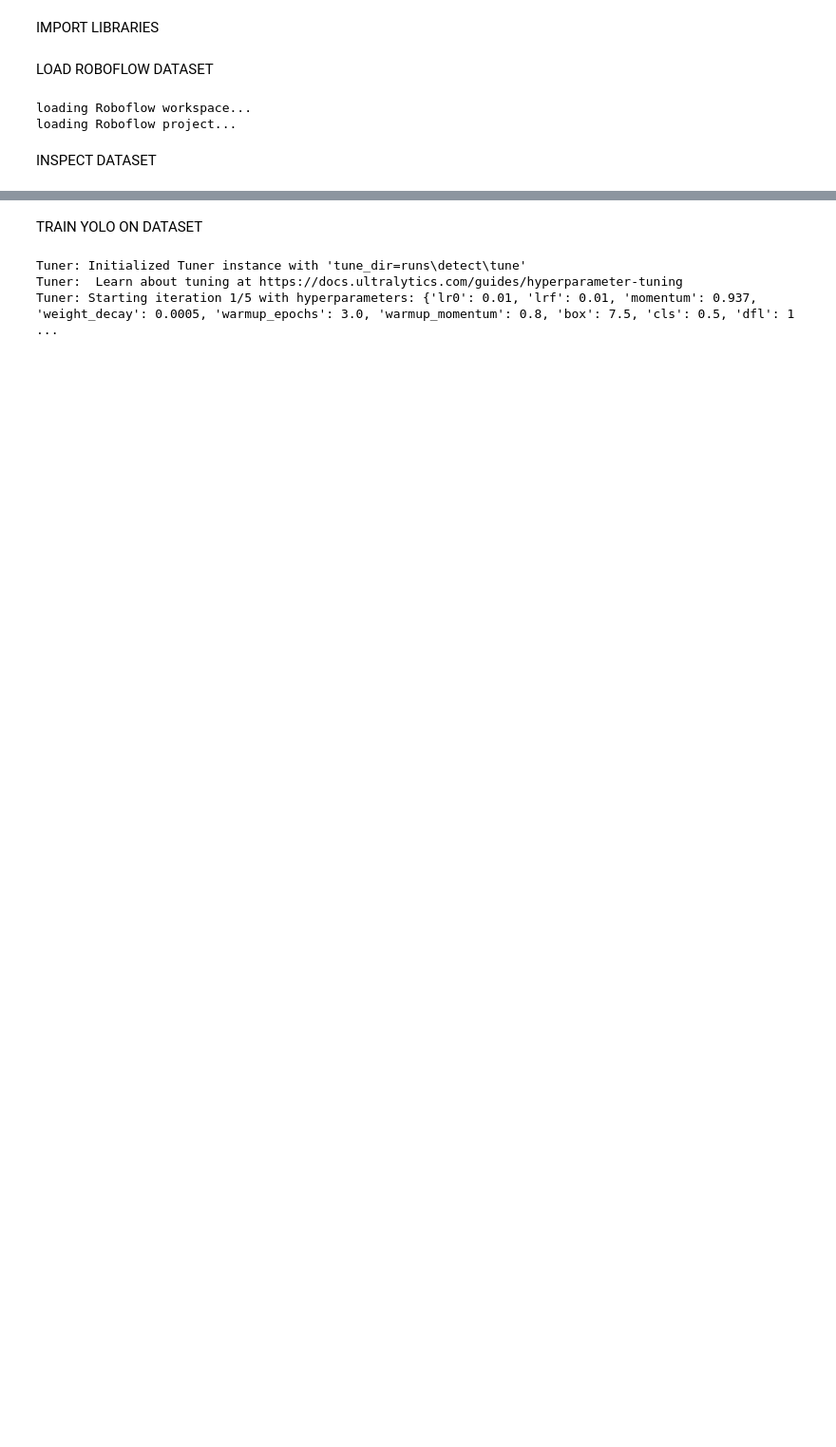
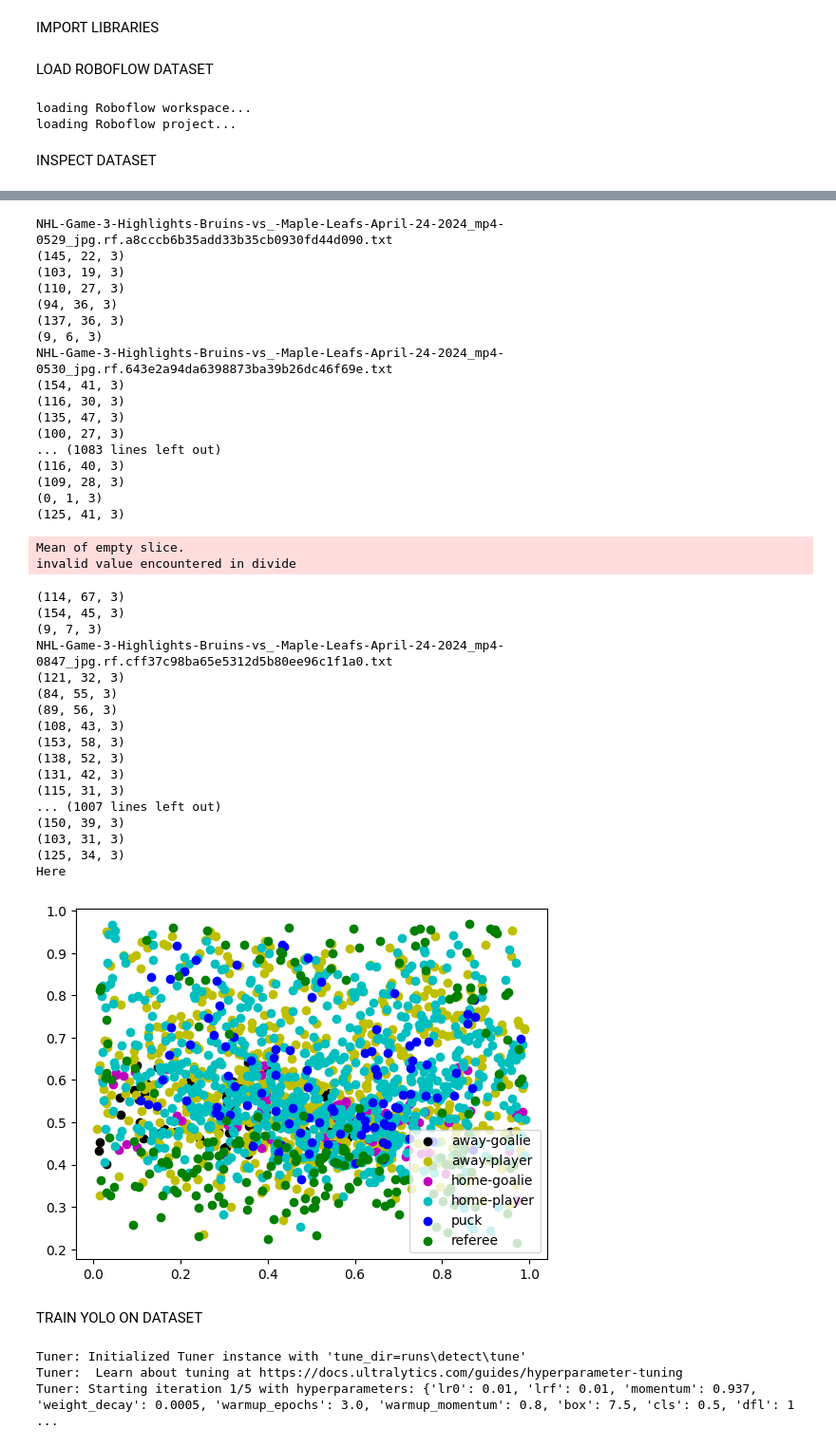
Before and after one commit to NickRomanchuk/nhl_player_tracker, a Jupyter notebook: model_training/model_training_main.ipynb, the cells around one changed output, grey strips where cells are left out. Shown at 95% size. Cells and saved outputs as stored; diff of their text form; code cells hidden in the pictures; blank space fills up the shorter version.

```diff
--- a/model_training/model_training_main.ipynb
+++ b/model_training/model_training_main.ipynb
@@ -33,3 +37,47 @@ data.plotBoxCounts()
+# %%
+data = DataVisualizer(dataset.location)
+data.plotBoxLocation('valid')
+# data.plotBoxCounts('valid')
+# data.plotBoxSize('valid')
+# data.plotBoxColor('valid')
+# %% [output]
+NHL-Game-3-Highlights-Bruins-vs_-Maple-Leafs-April-24-2024_mp4-0529_jpg.rf.a8cccb6b35add33b35cb0930fd44d090.txt
+(145, 22, 3)
+(103, 19, 3)
+(110, 27, 3)
+(94, 36, 3)
+(137, 36, 3)
+(9, 6, 3)
+NHL-Game-3-Highlights-Bruins-vs_-Maple-Leafs-April-24-2024_mp4-0530_jpg.rf.643e2a94da6398873ba39b26dc46f69e.txt
+(154, 41, 3)
+(116, 30, 3)
+(135, 47, 3)
+(100, 27, 3)
+... (1083 lines left out)
+(116, 40, 3)
+(109, 28, 3)
+(0, 1, 3)
+(125, 41, 3)
+Mean of empty slice.
+invalid value encountered in divide
+(114, 67, 3)
+(154, 45, 3)
+(9, 7, 3)
+NHL-Game-3-Highlights-Bruins-vs_-Maple-Leafs-April-24-2024_mp4-0847_jpg.rf.cff37c98ba65e5312d5b80ee96c1f1a0.txt
+(121, 32, 3)
+(84, 55, 3)
+(89, 56, 3)
+(108, 43, 3)
+(153, 58, 3)
+(138, 52, 3)
+(131, 42, 3)
+(115, 31, 3)
+... (1007 lines left out)
+(150, 39, 3)
+(103, 31, 3)
+(125, 34, 3)
+Here
+[figure, added]
 # %% [markdown]
 TRAIN YOLO ON DATASET
 # %%
```
Also changed, not shown: parts of 1 cell of this notebook, 1 other file.
